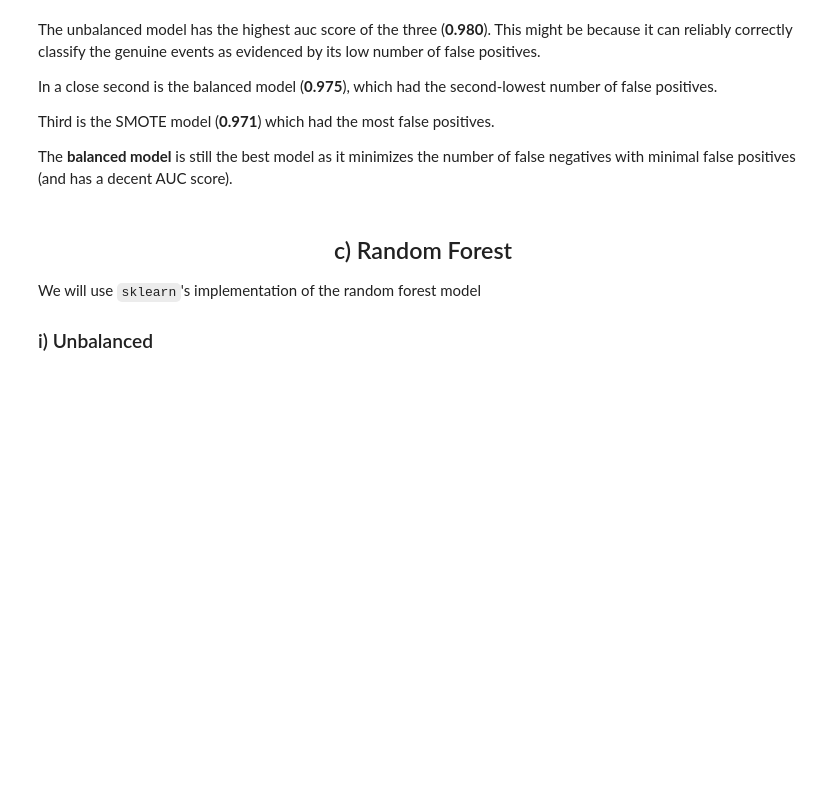
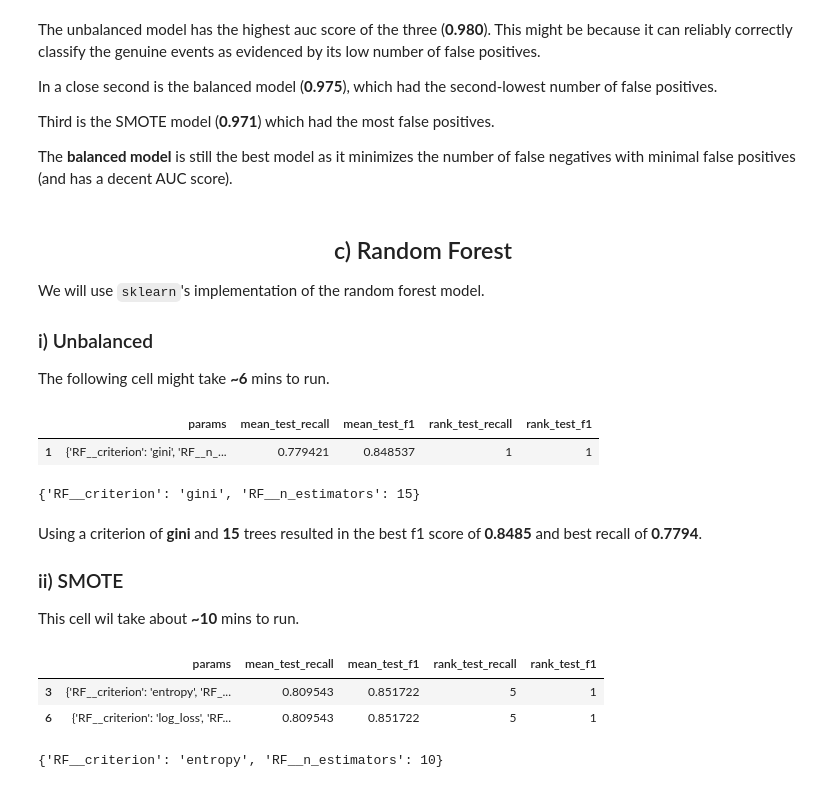
Before and after one commit to NgundoMuithya/Kaggle_Credit_Card_Fraud_Detection, a Jupyter notebook: notebook.ipynb, the cells around one changed output. Drawn from its saved outputs; the diff is of its cells as text; code cells hidden in the pictures; blank space fills up the shorter version.

Commit message:
Begin evaluation of random forest models

```diff
--- a/notebook.ipynb
+++ b/notebook.ipynb
@@ -948,8 +950,77 @@ best_xgboost_model = best_balanced_xgboost_model
 c) Random Forest
 </h2>
 
-We will use `sklearn`'s implementation of the random forest model
+We will use `sklearn`'s implementation of the random forest model.
 
 ### i) Unbalanced
+
+The following cell might take **~6** mins to run.
 # %%
-from sklearn.tree import RandomForestClassifier
+from sklearn.ensemble import RandomForestClassifier
+
+unbalanced_rf_pipeline = Pipeline(
+    steps=[
+        ('RF', RandomForestClassifier(random_state=2026))
+    ]
+)
+
+rf_params = {
+    'RF__n_estimators': [10, 15, 20],
+    'RF__criterion': ['gini', 'entropy', 'log_loss'],
+}
+
+best_unbalanced_rf_model = GridSearchCV(
+    estimator=unbalanced_rf_pipeline,
+    param_grid=rf_params,
+    scoring=['recall', 'f1'],
+    refit='f1',
+    n_jobs=-2
+)
+
+best_unbalanced_rf_model.fit(X_train_scaled, y_train)
+
+unbalanced_rf_results = pd.DataFrame(best_unbalanced_rf_model.cv_results_)[['params', 'mean_test_recall', 'mean_test_f1', 'rank_test_recall', 'rank_test_f1']]
+
+unbalanced_rf_results[unbalanced_rf_results['rank_test_f1'] == 1]
+# %% [output]
+|  | params | mean_test_recall | mean_test_f1 | rank_test_recall | rank_test_f1 |
+| 1 | {'RF__criterion': 'gini', 'RF__n_... | 0.779421 | 0.848537 | 1 | 1 |
+# %%
+best_unbalanced_rf_model.best_params_
+# %% [output]
+{'RF__criterion': 'gini', 'RF__n_estimators': 15}
+# %% [markdown]
+Using a criterion of **gini** and **15** trees resulted in the best f1 score of **0.8485** and best recall of **0.7794**.
+
+### ii) SMOTE
+
+This cell wil take about **~10** mins to run.
+# %%
+SMOTE_rf_pipeline = Pipeline(
+    steps=[
+        ('Smoter', SMOTE(random_state=2026)),
+        ('RF', RandomForestClassifier(random_state=2026))
+    ]
+)
+
+best_SMOTE_rf_model = GridSearchCV(
+    estimator=SMOTE_rf_pipeline,
+    param_grid=rf_params,
+    scoring=['recall', 'f1'],
+    refit='f1',
+    n_jobs=-2
+)
+
+best_SMOTE_rf_model.fit(X_train_scaled, y_train)
+
+SMOTE_rf_results = pd.DataFrame(best_SMOTE_rf_model.cv_results_)[['params', 'mean_test_recall', 'mean_test_f1', 'rank_test_recall', 'rank_test_f1']]
+
+SMOTE_rf_results[SMOTE_rf_results['rank_test_f1'] == 1]
+# %% [output]
+|  | params | mean_test_recall | mean_test_f1 | rank_test_recall | rank_test_f1 |
+| 3 | {'RF__criterion': 'entropy', 'RF_... | 0.809543 | 0.851722 | 5 | 1 |
+| 6 | {'RF__criterion': 'log_loss', 'RF... | 0.809543 | 0.851722 | 5 | 1 |
+# %%
+best_SMOTE_rf_model.best_params_
+# %% [output]
+{'RF__criterion': 'entropy', 'RF__n_estimators': 10}
```
Also changed, not shown: parts of 8 cells of this notebook.
